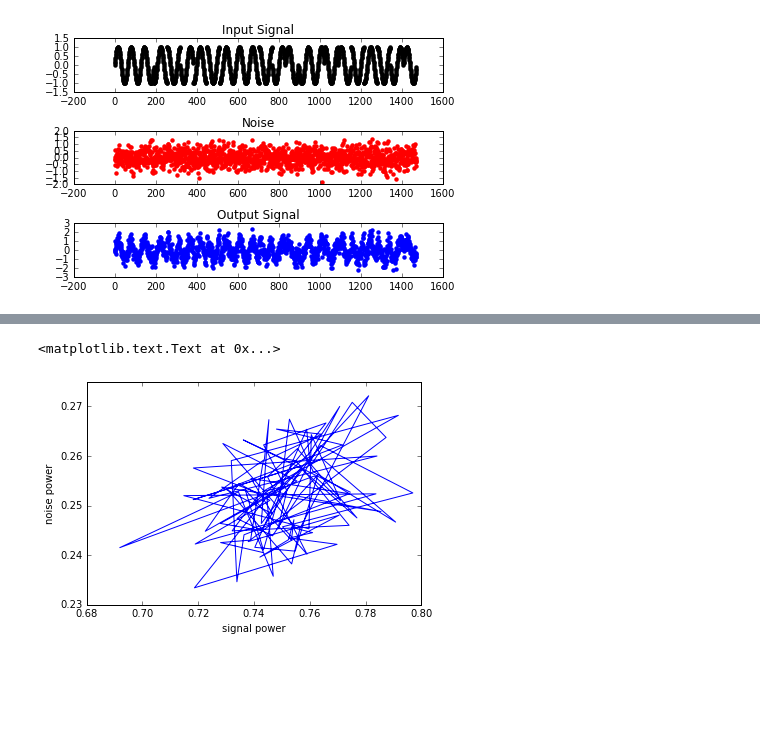
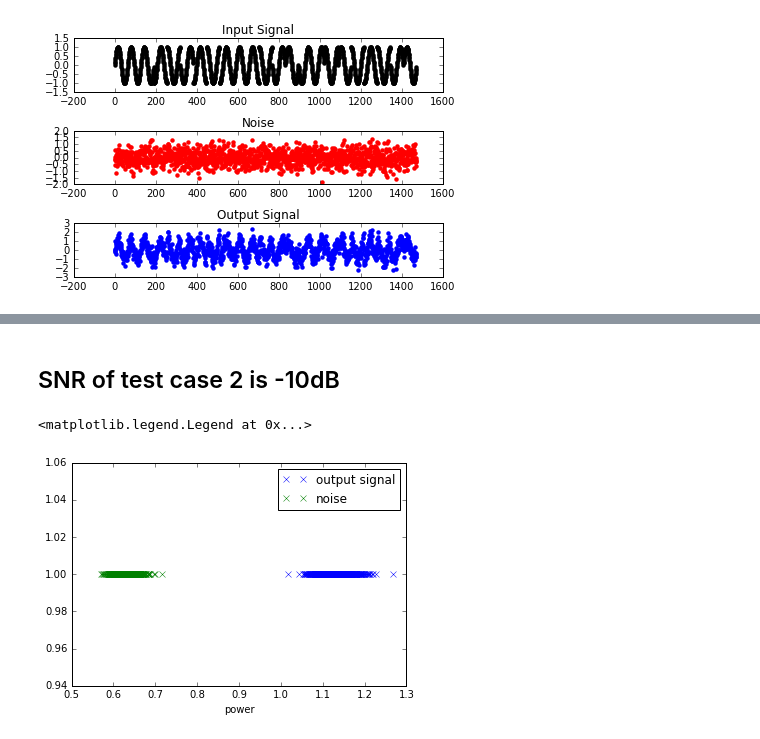
Before and after one commit to rollingcoconut/RadioML, a Jupyter notebook: Detecting_Users_Binary_Classification.ipynb, the cells around one changed output, grey strips where cells are left out. Cells and saved outputs as stored; diff of their text form; code cells hidden in the pictures; blank space fills up the shorter version.

```diff
--- a/Detecting_Users_Binary_Classification.ipynb
+++ b/Detecting_Users_Binary_Classification.ipynb
@@ -234,7 +223,13 @@ plt.legend(['output signal','noise'],  loc="upper right")
-# %%
-plt.plot(signal_P_arr,noise_P_arr)
-plt.xlabel("signal power")
-plt.ylabel("noise power")
-# %% [output]
-<matplotlib.text.Text at 0x...>
-[figure, removed]
+# %% [markdown]
+## SNR of test case 2 is -10dB
+# %%
+snr_s_10,  snr_n_10 = plt_snr(-1,500)
+
+
+plt.plot(snr_s_10, len(snr_s_10) * [1], "x")
+plt.plot(snr_n_10, len(snr_n_10) * [1], "x")
+plt.xlabel("power")
+plt.legend(['output signal','noise'],  loc="upper right")
+# %% [output]
+<matplotlib.legend.Legend at 0x...>
+[figure, added]
```
Also changed, not shown: parts of 7 cells of this notebook.
